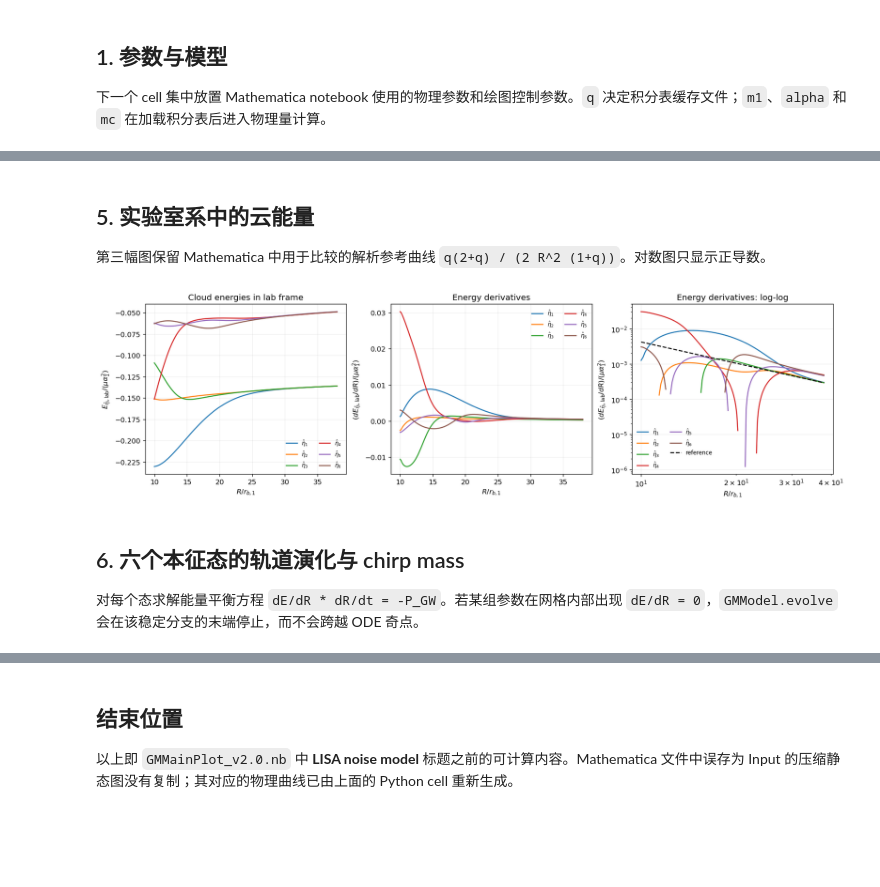
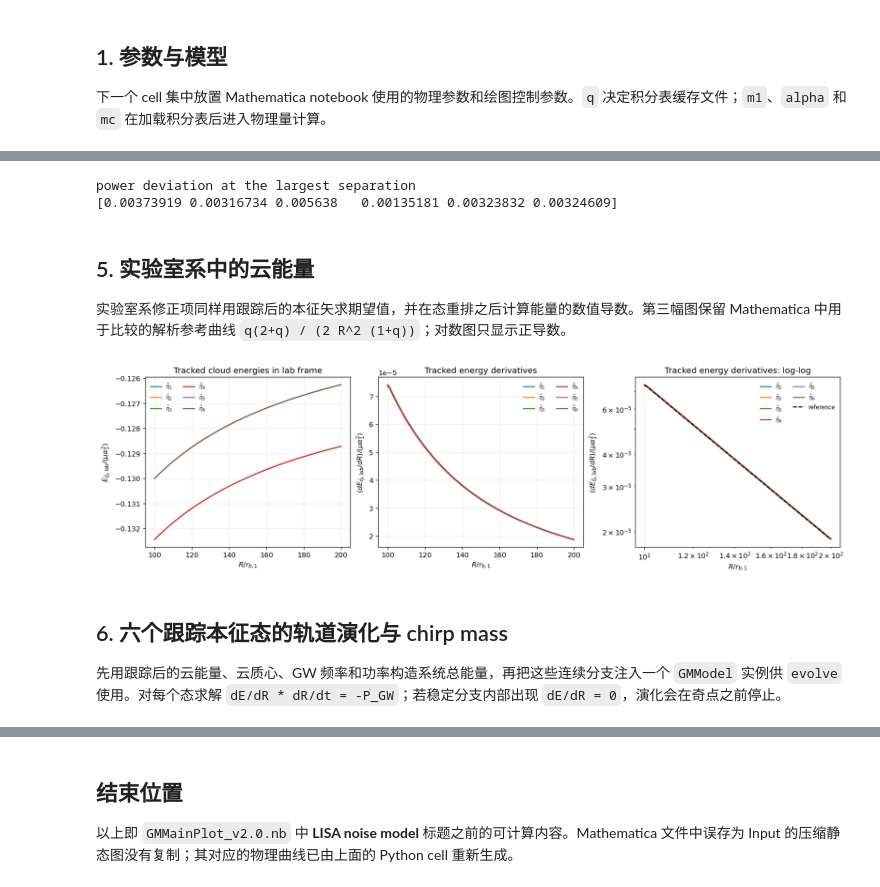
Before and after one commit to davidliuyh/GM, a Jupyter notebook: src/plot.ipynb, the cells around one changed output, grey strips where cells are left out. Saved outputs shown, nothing was run; the diff lists cells and outputs as text; code cells hidden in the pictures; blank space fills up the shorter version.

```diff
--- a/src/plot.ipynb
+++ b/src/plot.ipynb
@@ -39,14 +41,14 @@ PosixPath('/global/u1/l/liuyh15/WorkSpace/GM')
 下一个 cell 集中放置 Mathematica notebook 使用的物理参数和绘图控制参数。`q` 决定积分表缓存文件；`m1`、`alpha` 和 `mc` 在加载积分表后进入物理量计算。
 # %%
 # ===== User parameters: edit this cell =====
-q = 0.5                # mass ratio m2 / m1
+q = 0.99                # mass ratio m2 / m1
 m1 = 100.0               # primary black-hole mass [solar masses]
-alpha = 0.06             # gravitational fine-structure constant
-mc = 0.01                 # cloud mass / m1
+alpha = 0.1             # gravitational fine-structure constant
+mc = 0.1                 # cloud mass / m1
 
-number = 200             # separation samples
-x_start = 10.0           # R / r_b1
-x_end = 38.0
+number = 100             # separation samples
+x_start = 100.0           # R / r_b1
+x_end = 200.0
 evolution_samples = 2_000
 strain_state = 0         # zero-based eigenstate index
 redshift = 0.5
@@ -150,5 +210,7 @@ Mathematica 原代码用符号阈值修补本征矢曲线。这里用相邻本
 # %%
-aligned_vectors = align_eigenvector_signs(model.eigenvectors)
+tracked_eigenvalues, aligned_vectors, eigenstate_permutations = track_eigensystem(
+    model.eigenvalues, model.eigenvectors
+)
 fig, axes = plt.subplots(2, 3, figsize=(13, 7), sharex=True, sharey=True)
 for state, ax in enumerate(axes.flat):
     for component, label in enumerate(basis_labels):
@@ -239,39 +383,55 @@ plt.show()
+# %%
+print("power deviation at the largest separation")
+print(power_deviation[-1])
+# %% [output]
+power deviation at the largest separation
+[0.00373919 0.00316734 0.005638   0.00135181 0.00323832 0.00324609]
 # %% [markdown]
 ## 5. 实验室系中的云能量
 
-第三幅图保留 Mathematica 中用于比较的解析参考曲线
-`q(2+q) / (2 R^2 (1+q))`。对数图只显示正导数。
+实验室系修正项同样用跟踪后的本征矢求期望值，并在态重排之后计算能量的数值导数。第三幅图保留 Mathematica 中用于比较的解析参考曲线 `q(2+q) / (2 R^2 (1+q))`；对数图只显示正导数。
 # %%
-cloud_energy = model.cloud_energies_lab / scale
-cloud_energy_derivative = model.cloud_energy_derivatives_lab / scale
+tracked_omega_lz_expectation = tracked_expectation(
+    aligned_vectors, model.tables.omega_lz_dimless
+)
+tracked_cloud_energies_lab = tracked_eigenvalues + (
+    tracked_omega_lz_expectation * scale
+)
+tracked_cloud_energy_derivatives_lab = numerical_derivative(
+    tracked_cloud_energies_lab, x
+)
+cloud_energy = tracked_cloud_energies_lab / scale
+cloud_energy_derivative = tracked_cloud_energy_derivatives_lab / scale
 derivative_reference = q * (2.0 + q) / (2.0 * x**2 * (1.0 + q))
 
 fig, axes = plt.subplots(1, 3, figsize=(15, 4.2), constrained_layout=True)
 plot_state_curves(
     axes[0], cloud_energy,
-    r'$E_{\hat{\eta}_i,\rm lab}/(\mu\alpha_1^2)$',
+    r"$E_{\hat{\eta}_i,\rm lab}/(\mu\alpha_1^2)$",
 )
 plot_state_curves(
     axes[1], cloud_energy_derivative,
-    r'$(dE_{\hat{\eta}_i,\rm lab}/dR)/(\mu\alpha_1^2)$',
+    r"$(dE_{\hat{\eta}_i,\rm lab}/dR)/(\mu\alpha_1^2)$",
 )
-positive_derivative = np.where(cloud_energy_derivative > 0.0, cloud_energy_derivative, np.nan)
+positive_derivative = np.where(
+    cloud_energy_derivative > 0.0, cloud_energy_derivative, np.nan
+)
 plot_state_curves(
     axes[2], positive_derivative,
-    r'$(dE_{\hat{\eta}_i,\rm lab}/dR)/(\mu\alpha_1^2)$',
-    yscale='log',
+    r"$(dE_{\hat{\eta}_i,\rm lab}/dR)/(\mu\alpha_1^2)$",
+    yscale="log",
 )
-axes[2].plot(x, derivative_reference, 'k--', label='reference')
-axes[2].set_xscale('log')
+axes[2].plot(x, derivative_reference, "k--", label="reference")
+axes[2].set_xscale("log")
 axes[2].legend(fontsize=8, ncol=2)
-axes[0].set_title('Cloud energies in lab frame')
-axes[1].set_title('Energy derivatives')
-axes[2].set_title('Energy derivatives: log-log')
+axes[0].set_title("Tracked cloud energies in lab frame")
+axes[1].set_title("Tracked energy derivatives")
+axes[2].set_title("Tracked energy derivatives: log-log")
 plt.show()
 # %% [output]
-[figure, old version]
+[figure, new version]
 # %% [markdown]
-## 6. 六个本征态的轨道演化与 chirp mass
+## 6. 六个跟踪本征态的轨道演化与 chirp mass
 
-对每个态求解能量平衡方程 `dE/dR * dR/dt = -P_GW`。若某组参数在网格内部出现 `dE/dR = 0`，`GMModel.evolve` 会在该稳定分支的末端停止，而不会跨越 ODE 奇点。
+先用跟踪后的云能量、云质心、GW 频率和功率构造系统总能量，再把这些连续分支注入一个 `GMModel` 实例供 `evolve` 使用。对每个态求解 `dE/dR * dR/dt = -P_GW`；若稳定分支内部出现 `dE/dR = 0`，演化会在奇点之前停止。
 # %%
```
Also changed, not shown: parts of 18 cells of this notebook.
